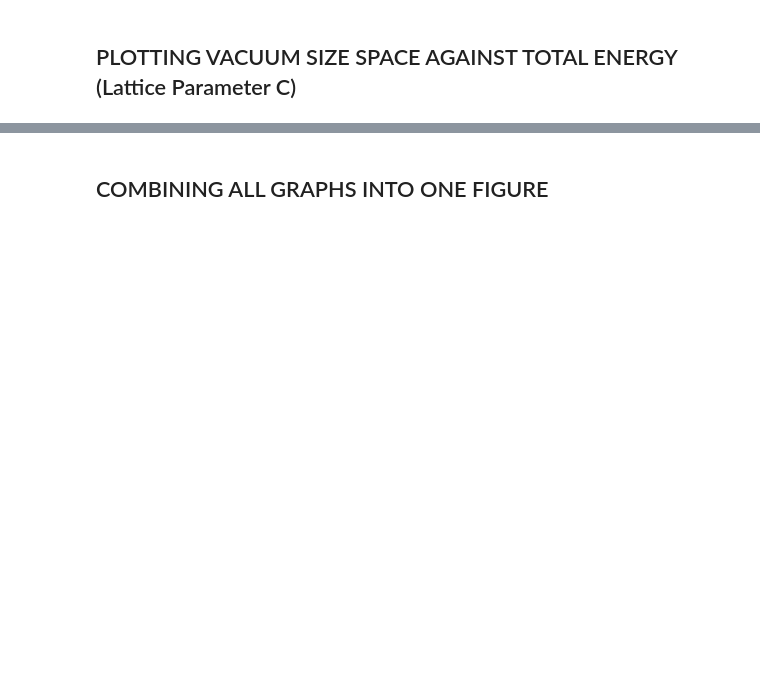
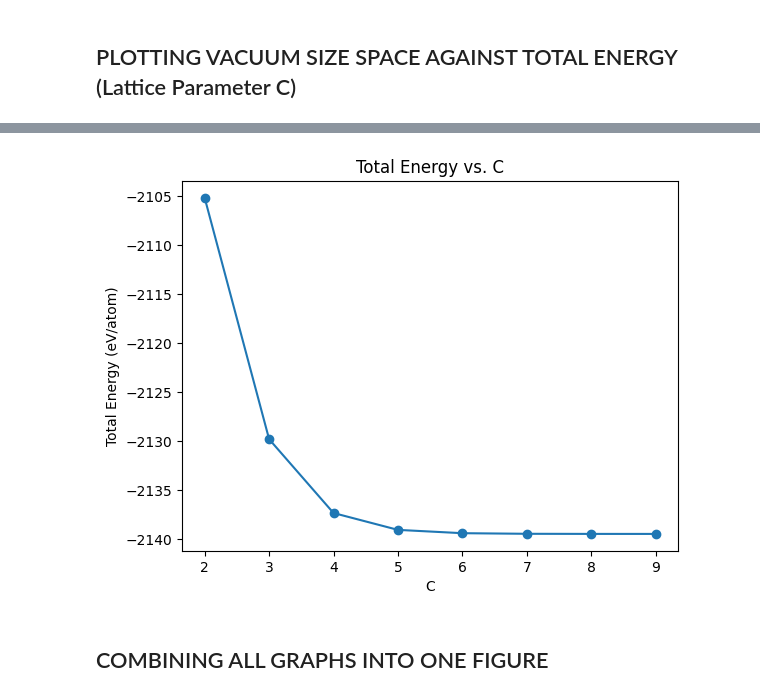
Before and after one commit to kkipngenokoech/Material-Science, a Jupyter notebook: calculations/doped_Graphene.ipynb, the cells around one changed output, grey strips where cells are left out. Saved outputs shown, nothing was run; the diff lists cells and outputs as text; code cells hidden in the pictures; blank space fills up the shorter version.

```diff
--- a/calculations/doped_Graphene.ipynb
+++ b/calculations/doped_Graphene.ipynb
@@ -309,7 +346,7 @@ k_point_total_energies = []
 def change_k_point_param(new_k_point):
   global qe_input
   qe_input = re.sub(r"K_POINTS\s*\(\s*automatic\s*\)\s*\n.*", f"K_POINTS (automatic)\n{new_k_point} {new_k_point} 1 0 0 0", qe_input)
-  with open("graphene.scf.in", "w") as f:
+  with open("doped_graphene.scf.in", "w") as f:
     f.write(qe_input)
   qe_output = !grep -e "K_POINTS" -A 1 doped_graphene.scf.in
   print(f"The current K points is: {qe_output[1]}")
@@ -379,11 +426,11 @@ def change_vacuum_value(c):
         qe_input
     )
 
-    with open("graphene.scf.in", "w") as f:
+    with open("doped_graphene.scf.in", "w") as f:
         f.write(qe_input)
 
     # Confirm what was written
-    output = !grep -A 3 CELL_PARAMETERS graphene.scf.in
+    output = !grep -A 3 CELL_PARAMETERS doped_graphene.scf.in
     print("Updated CELL_PARAMETERS:")
     for line in output:
         print(line)
@@ -407,3 +491,11 @@ plt.show()
+# %%
+plt.plot(c_values[:len(c_values_total_energies)], c_values_total_energies, 'o-')
+plt.xlabel('C')
+plt.ylabel('Total Energy (eV/atom)')
+plt.title('Total Energy vs. C')
+plt.show()
+# %% [output]
+[figure, added]
 # %% [markdown]
 ## COMBINING ALL GRAPHS INTO ONE FIGURE
 # %%
```
Also changed, not shown: parts of 13 cells of this notebook.
